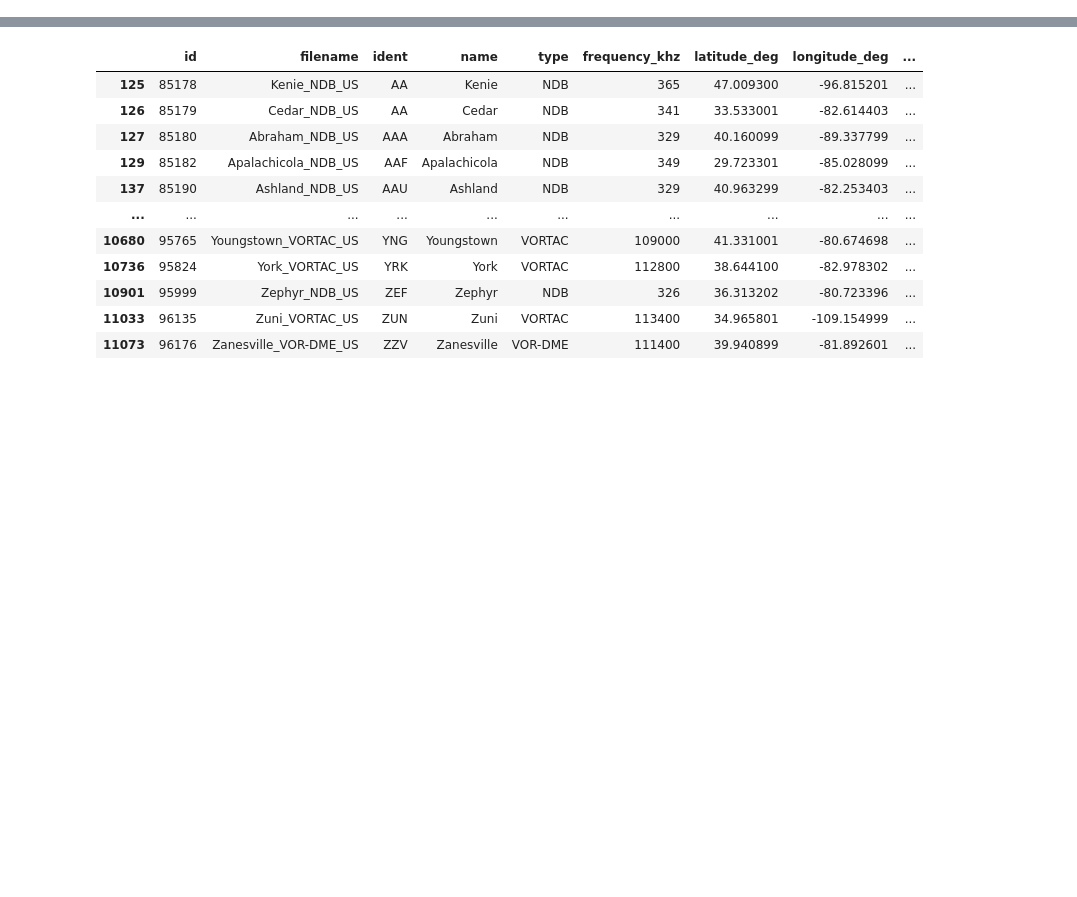
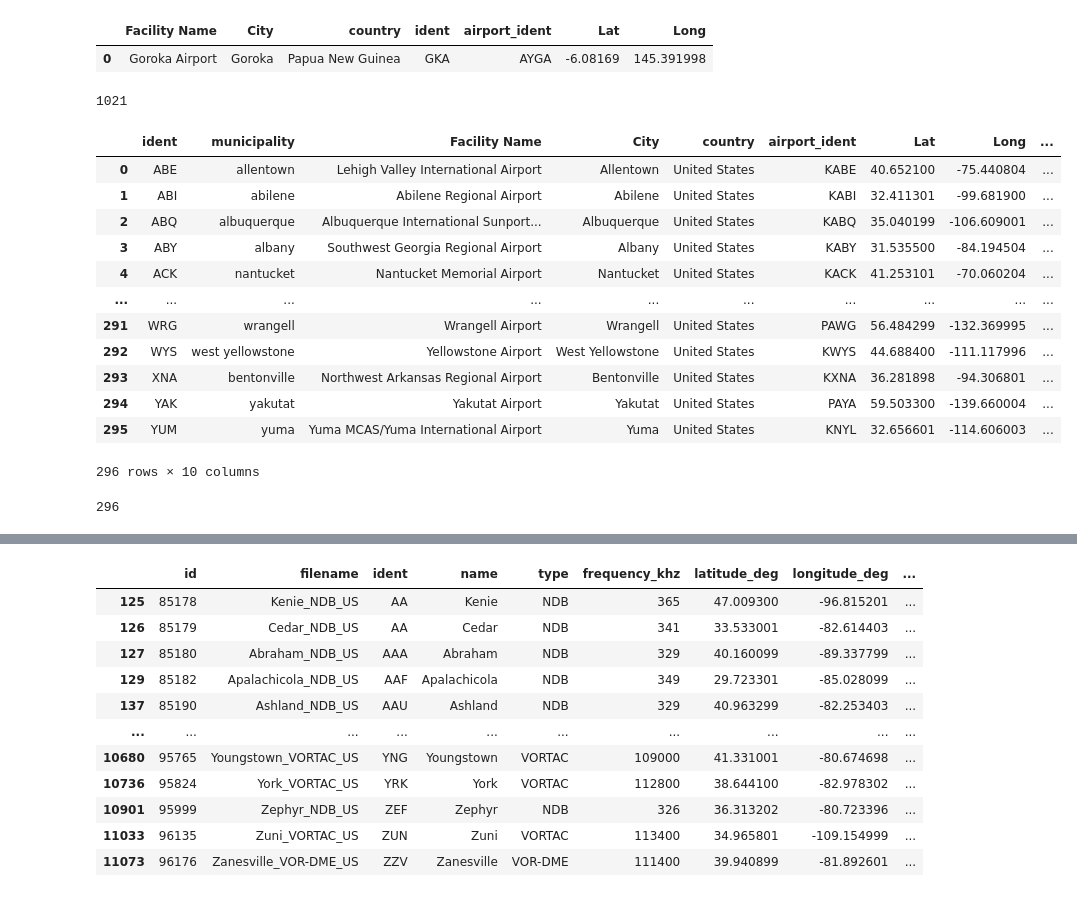
Before and after one commit to didyxdi/COGS108_final_project, a Jupyter notebook: Runway_airport_processed_activation.ipynb, the cells around one changed output, grey strips where cells are left out. Cells and saved outputs as stored; diff of their text form; code cells hidden in the pictures; blank space fills up the shorter version.

```diff
--- a/Runway_airport_processed_activation.ipynb
+++ b/Runway_airport_processed_activation.ipynb
@@ -18,0 +23,7 @@ df = pd.read_csv("373594600_122019_1339_airline_delay_causes.csv")
+# %%
+
+df_sub = pd.DataFrame({'Facility Name':['Goroka Airport'],'City':['Goroka'],'country':['Papua New Guinea'],'ident':['GKA'],'airport_ident':['AYGA'],'Lat':[-6.081689834590001],'Long':[145.391998291]})
+df_sub
+# %% [output]
+|  | Facility Name | City | country | ident | airport_ident | Lat | Long |
+| 0 | Goroka Airport | Goroka | Papua New Guinea | GKA | AYGA | -6.08169 | 145.391998 |
@@ -26,0 +51,2 @@ df_city.to_csv('cities_needed.csv')
+# %%
+df_airport_needed = df_city.merge(df_sub, how = 'left', on = 'ident')
@@ -26,0 +55,32 @@ df_city.to_csv('cities_needed.csv')
+# %%
+df_air = pd.read_csv('Airports_date.csv')
+for i in df_air['City'].keys():
+    df_air['City'][i] = str(df_air['City'][i]).lower()
+# %%
+df_air = df_air[['Loc_Id','Activation_Date','Last_Inspection']]
+df_air = df_air.rename(columns = {'Loc_Id':'airport_ident'})
+df_air['Activation_Date'].isnull().sum()
+# %% [output]
+1021
+# %%
+df_AAA = df_airport_needed.merge(df_air, how = 'left', on = 'airport_ident')
+# %%
+df_AAA
+# %% [output]
+|  | ident | municipality | Facility Name | City | country | airport_ident | Lat | Long | ... |
+| 0 | ABE | allentown | Lehigh Valley International Airport | Allentown | United States | KABE | 40.652100 | -75.440804 | ... |
+| 1 | ABI | abilene | Abilene Regional Airport | Abilene | United States | KABI | 32.411301 | -99.681900 | ... |
+| 2 | ABQ | albuquerque | Albuquerque International Sunport... | Albuquerque | United States | KABQ | 35.040199 | -106.609001 | ... |
+| 3 | ABY | albany | Southwest Georgia Regional Airport | Albany | United States | KABY | 31.535500 | -84.194504 | ... |
+| 4 | ACK | nantucket | Nantucket Memorial Airport | Nantucket | United States | KACK | 41.253101 | -70.060204 | ... |
+| ... | ... | ... | ... | ... | ... | ... | ... | ... | ... |
+| 291 | WRG | wrangell | Wrangell Airport | Wrangell | United States | PAWG | 56.484299 | -132.369995 | ... |
+| 292 | WYS | west yellowstone | Yellowstone Airport | West Yellowstone | United States | KWYS | 44.688400 | -111.117996 | ... |
+| 293 | XNA | bentonville | Northwest Arkansas Regional Airport | Bentonville | United States | KXNA | 36.281898 | -94.306801 | ... |
+| 294 | YAK | yakutat | Yakutat Airport | Yakutat | United States | PAYA | 59.503300 | -139.660004 | ... |
+| 295 | YUM | yuma | Yuma MCAS/Yuma International Airport | Yuma | United States | KNYL | 32.656601 | -114.606003 | ... |
+296 rows × 10 columns
+# %%
+df_AAA['Activation_Date'].isnull().sum()
+# %% [output]
+296
```
Also changed, not shown: parts of 16 cells of this notebook.
